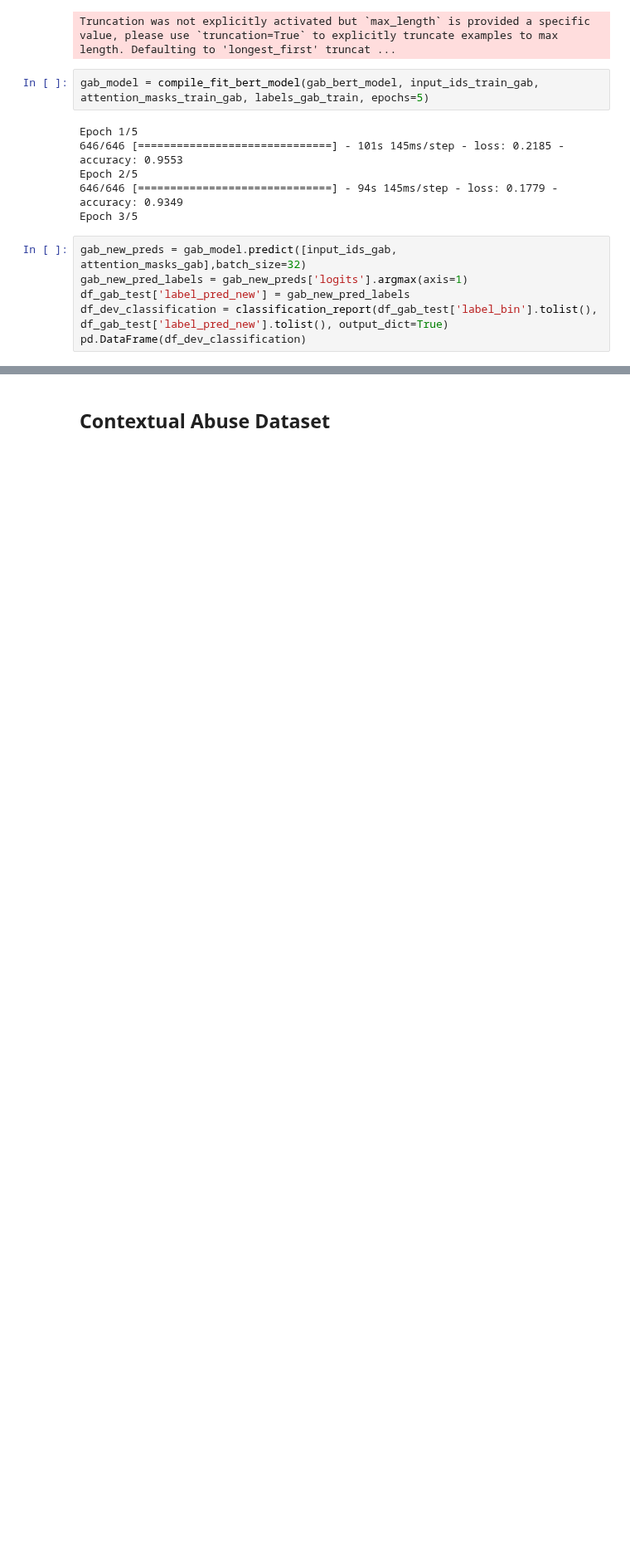
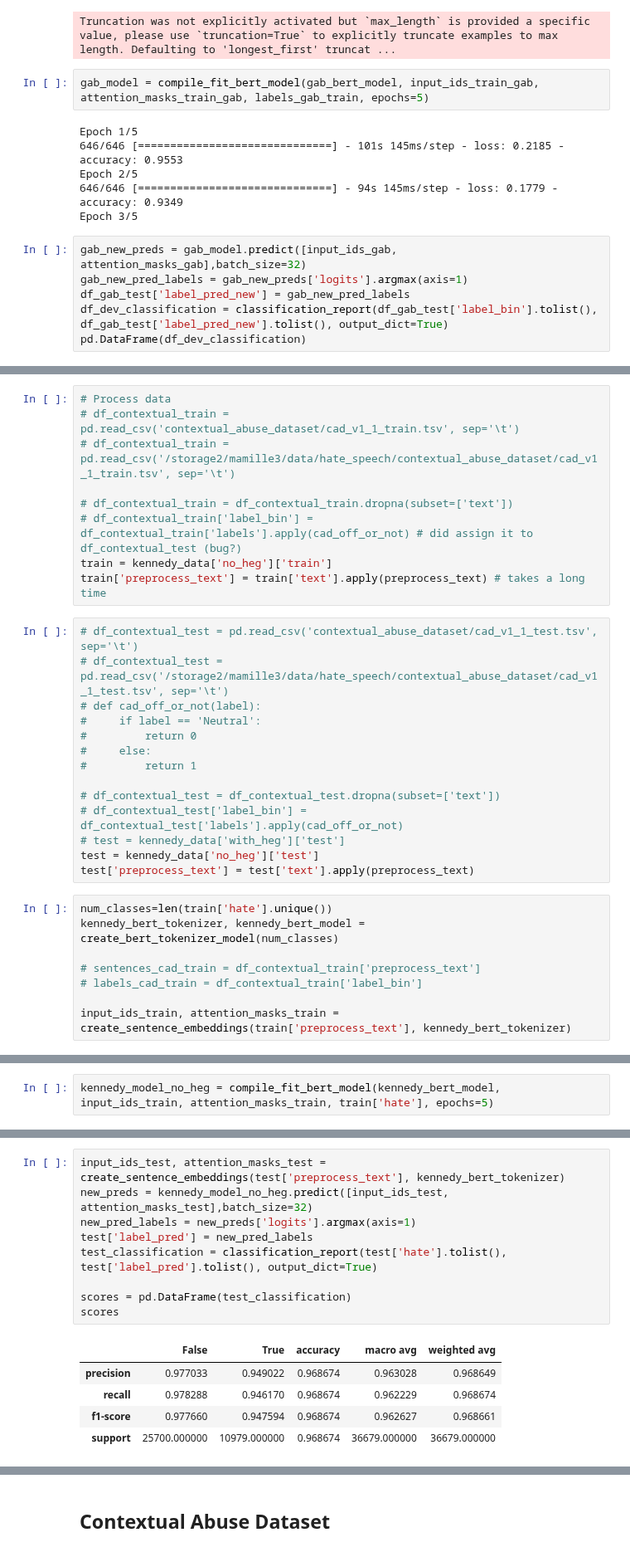
Before and after one commit to michaelmilleryoder/hate_speech_identities, a Jupyter notebook: jupyter/bert_hate_speech_classifier.ipynb, the cells around one changed output, grey strips where cells are left out. Shown at 83% size. Saved outputs shown, nothing was run; the diff lists cells and outputs as text; blank space fills up the shorter version.

Commit message:
updated bert classifier

```diff
--- a/jupyter/bert_hate_speech_classifier.ipynb
+++ b/jupyter/bert_hate_speech_classifier.ipynb
@@ -238,0 +271,31 @@ pd.DataFrame(df_dev_classification)
+# %%
+# Process data
+# df_contextual_train = pd.read_csv('contextual_abuse_dataset/cad_v1_1_train.tsv', sep='\t')
+# df_contextual_train = pd.read_csv('/storage2/mamille3/data/hate_speech/contextual_abuse_dataset/cad_v1_1_train.tsv', sep='\t')
+
+# df_contextual_train = df_contextual_train.dropna(subset=['text'])
+# df_contextual_train['label_bin'] = df_contextual_train['labels'].apply(cad_off_or_not) # did assign it to df_contextual_test (bug?)
+train = kennedy_data['no_heg']['train']
+train['preprocess_text'] = train['text'].apply(preprocess_text) # takes a long time
+# %%
+# df_contextual_test = pd.read_csv('contextual_abuse_dataset/cad_v1_1_test.tsv', sep='\t')
+# df_contextual_test = pd.read_csv('/storage2/mamille3/data/hate_speech/contextual_abuse_dataset/cad_v1_1_test.tsv', sep='\t')
+# def cad_off_or_not(label):
+#     if label == 'Neutral':
+#         return 0
+#     else:
+#         return 1
+
+# df_contextual_test = df_contextual_test.dropna(subset=['text'])
+# df_contextual_test['label_bin'] = df_contextual_test['labels'].apply(cad_off_or_not)
+# test = kennedy_data['with_heg']['test']
+test = kennedy_data['no_heg']['test']
+test['preprocess_text'] = test['text'].apply(preprocess_text)
+# %%
+num_classes=len(train['hate'].unique())
+kennedy_bert_tokenizer, kennedy_bert_model = create_bert_tokenizer_model(num_classes)
+
+# sentences_cad_train = df_contextual_train['preprocess_text']
+# labels_cad_train = df_contextual_train['label_bin']
+
+input_ids_train, attention_masks_train = create_sentence_embeddings(train['preprocess_text'], kennedy_bert_tokenizer)
@@ -238,0 +308,2 @@ pd.DataFrame(df_dev_classification)
+# %%
+kennedy_model_no_heg = compile_fit_bert_model(kennedy_bert_model, input_ids_train, attention_masks_train, train['hate'], epochs=5)
@@ -238,0 +326,15 @@ pd.DataFrame(df_dev_classification)
+# %%
+input_ids_test, attention_masks_test = create_sentence_embeddings(test['preprocess_text'], kennedy_bert_tokenizer)
+new_preds = kennedy_model_no_heg.predict([input_ids_test, attention_masks_test],batch_size=32)
+new_pred_labels = new_preds['logits'].argmax(axis=1)
+test['label_pred'] = new_pred_labels
+test_classification = classification_report(test['hate'].tolist(), test['label_pred'].tolist(), output_dict=True)
+
+scores = pd.DataFrame(test_classification)
+scores
+# %% [output]
+|  | False | True | accuracy | macro avg | weighted avg |
+| precision | 0.977033 | 0.949022 | 0.968674 | 0.963028 | 0.968649 |
+| recall | 0.978288 | 0.946170 | 0.968674 | 0.962229 | 0.968674 |
+| f1-score | 0.977660 | 0.947594 | 0.968674 | 0.962627 | 0.968661 |
+| support | 25700.000000 | 10979.000000 | 0.968674 | 36679.000000 | 36679.000000 |
```
Also changed, not shown: parts of 15 cells of this notebook.
